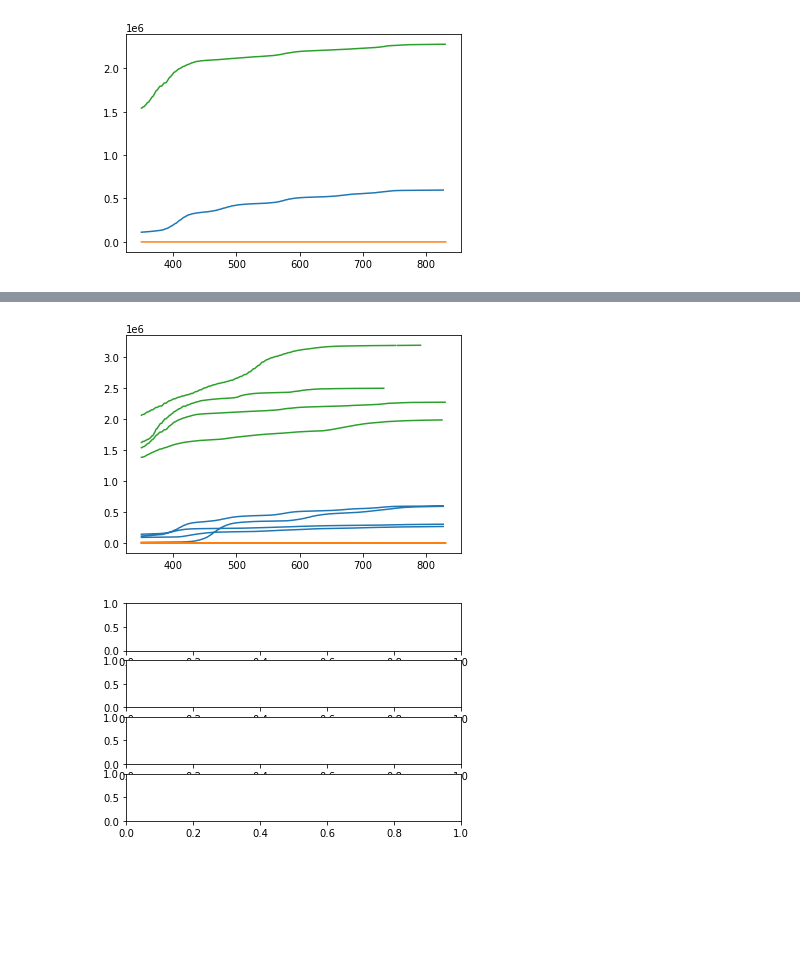
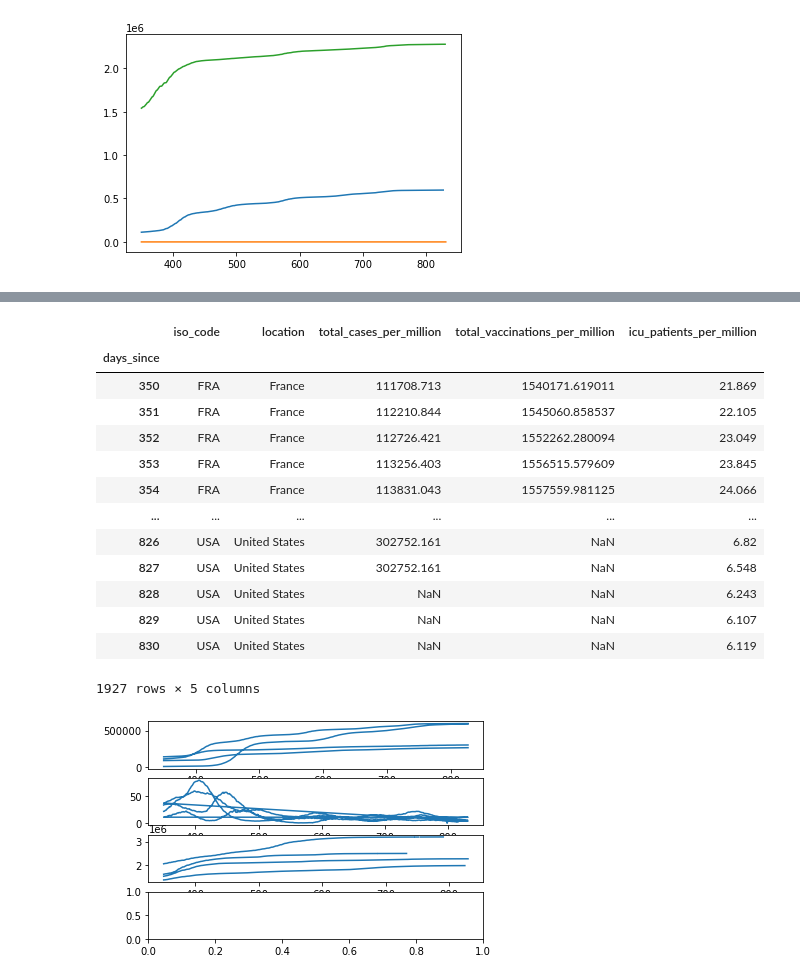
Before and after one commit to tubbsyal/BEE2024_p3, a Jupyter notebook: Part3_1Notebook.ipynb, the cells around one changed output, grey strips where cells are left out. Drawn from its saved outputs; the diff is of its cells as text; code cells hidden in the pictures; blank space fills up the shorter version.

```diff
--- a/Part3_1Notebook.ipynb
+++ b/Part3_1Notebook.ipynb
@@ -225,16 +227,32 @@ plt.show()
+# %%
+df8
+# %% [output]
+|  | iso_code | location | total_cases_per_million | total_vaccinations_per_million | icu_patients_per_million |
+| days_since |  |  |  |  |  |
+| 350 | FRA | France | 111708.713 | 1540171.619011 | 21.869 |
+| 351 | FRA | France | 112210.844 | 1545060.858537 | 22.105 |
+| 352 | FRA | France | 112726.421 | 1552262.280094 | 23.049 |
+| 353 | FRA | France | 113256.403 | 1556515.579609 | 23.845 |
+| 354 | FRA | France | 113831.043 | 1557559.981125 | 24.066 |
+| ... | ... | ... | ... | ... | ... |
+| 826 | USA | United States | 302752.161 | NaN | 6.82 |
+| 827 | USA | United States | 302752.161 | NaN | 6.548 |
+| 828 | USA | United States | NaN | NaN | 6.243 |
+| 829 | USA | United States | NaN | NaN | 6.107 |
+| 830 | USA | United States | NaN | NaN | 6.119 |
+1927 rows × 5 columns
 # %%
-df7 = df8
-x = df7.days_since
+
+x = df7.index
 y1= df7.total_cases_per_million
 y2=df7.icu_patients_per_million
 y3 = df7.total_vaccinations_per_million
 fig, (ax1,ax2,ax3,ax4) = plt.subplots(4)
 
-plt.plot(x,y1)
-plt.plot(x,y2)
-plt.plot(x,y3)
+ax1.plot(x,y1)
+ax2.plot(x,y2)
+ax3.plot(x,y3)
 
 plt.show()
 # %% [output]
-[figure, old version]
+[figure, new version]
-[figure, removed]
```
Also changed, not shown: parts of 5 cells of this notebook.
